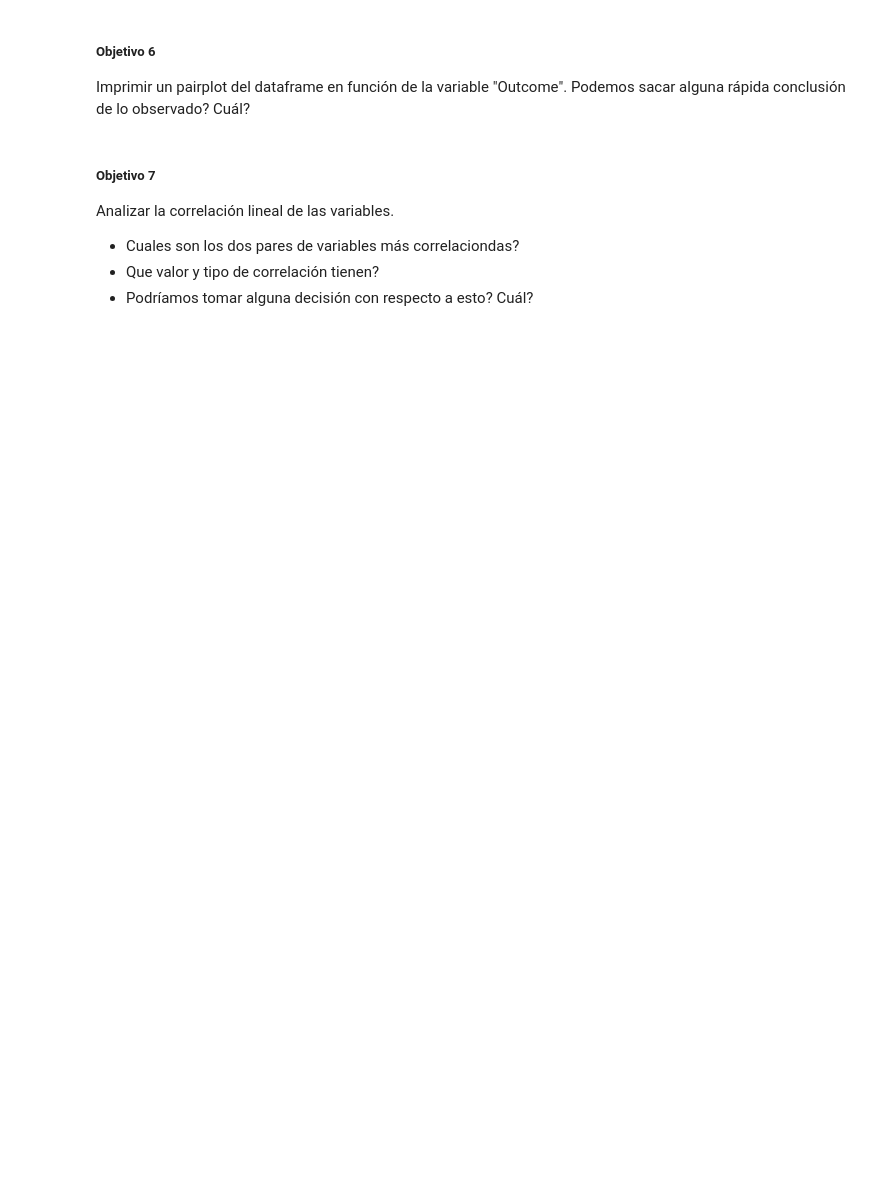
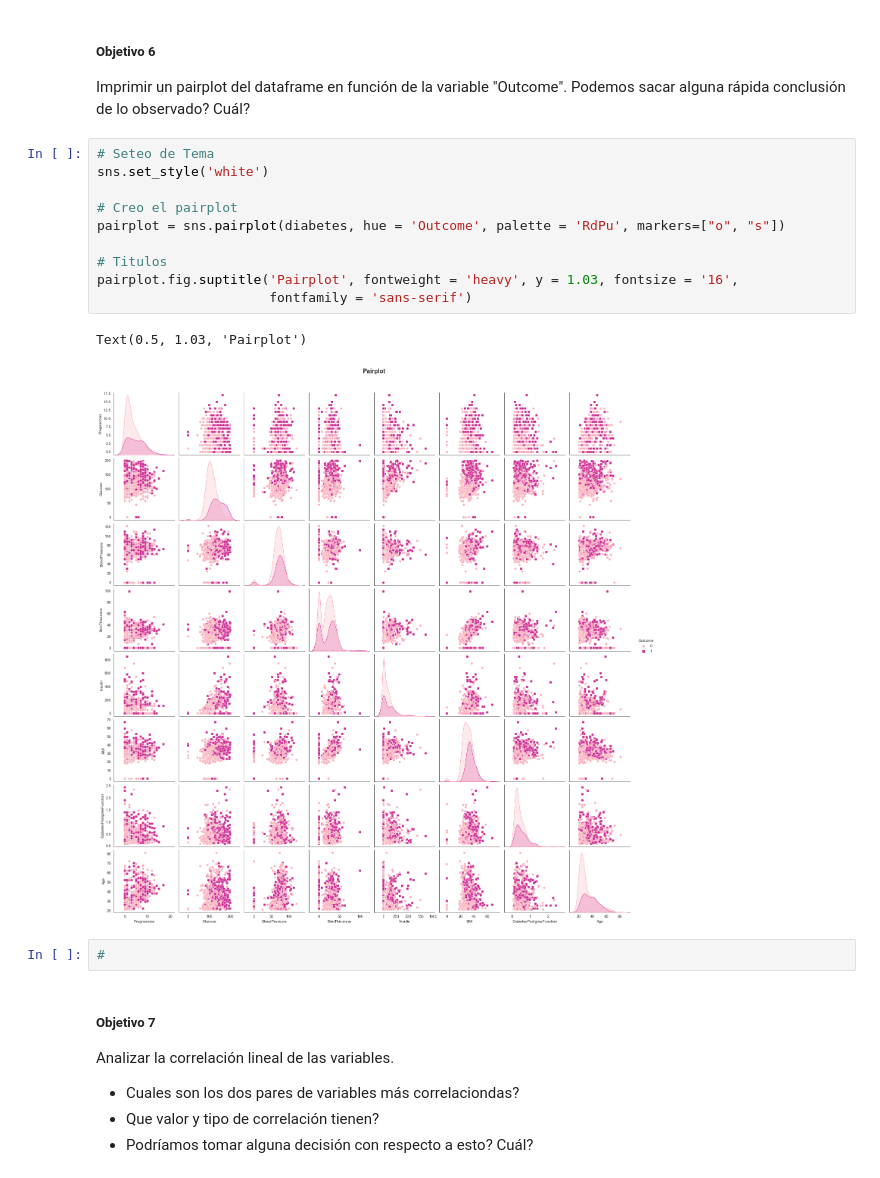
Before and after one commit to martinaiscar/data_science_utn_clusterai2022_middleprojects_aiscar, a Jupyter notebook: tp01/ClusterAI_TP1_EDA_martin_aiscar.ipynb, the cells around one changed output. Saved outputs shown, nothing was run; the diff lists cells and outputs as text; blank space fills up the shorter version.

```diff
--- a/tp01/ClusterAI_TP1_EDA_martin_aiscar.ipynb
+++ b/tp01/ClusterAI_TP1_EDA_martin_aiscar.ipynb
@@ -103,6 +112,21 @@ Obtener algunas métricas estadísticas de todas las variables numéricas del da
 # %% [markdown]
 ##### **Objetivo 6**
 Imprimir un pairplot del dataframe en función de la variable "Outcome". Podemos sacar alguna rápida conclusión de lo observado? Cuál?
+# %%
+# Seteo de Tema
+sns.set_style('white')
+
+# Creo el pairplot
+pairplot = sns.pairplot(diabetes, hue = 'Outcome', palette = 'RdPu', markers=["o", "s"])
+
+# Titulos
+pairplot.fig.suptitle('Pairplot', fontweight = 'heavy', y = 1.03, fontsize = '16',
+                      fontfamily = 'sans-serif')
+# %% [output]
+Text(0.5, 1.03, 'Pairplot')
+[figure, added]
+# %%
+#
 # %% [markdown]
 ##### **Objetivo 7**
 
```
Also changed, not shown: parts of 18 cells of this notebook.
